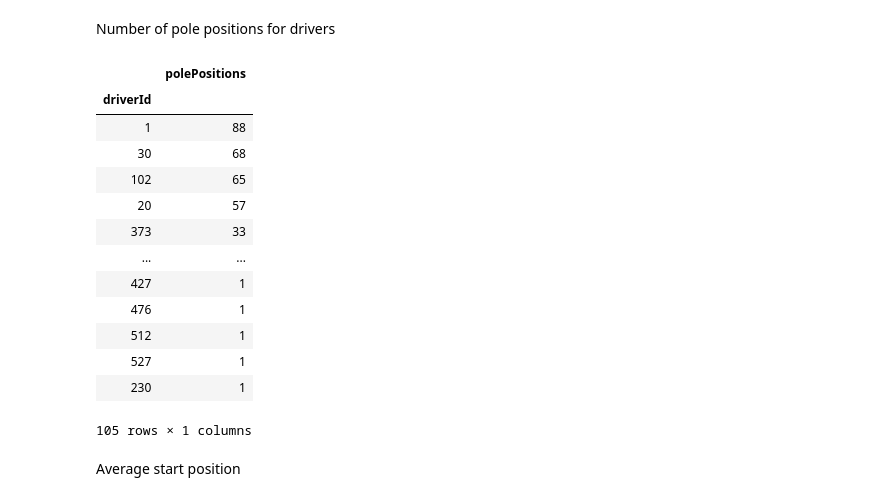
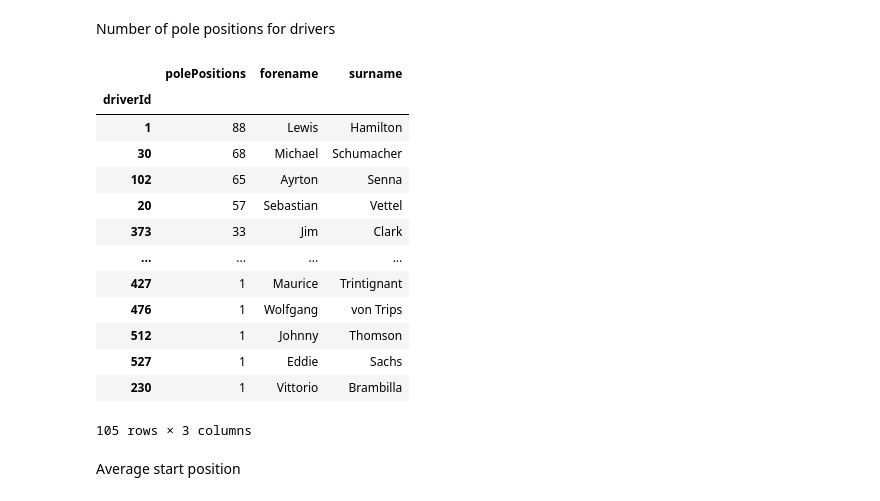
Before and after one commit to osskari/F1Data, a Jupyter notebook: Untitled.ipynb, the cells around one changed output. Saved outputs shown, nothing was run; the diff lists cells and outputs as text; code cells hidden in the pictures.

```diff
--- a/Untitled.ipynb
+++ b/Untitled.ipynb
@@ -897,28 +897,28 @@ Number of pole positions for drivers
 # %%
 poles = pd.read_sql_query(' '.join([
     'SELECT res.driverId, COUNT(res.resultId) AS polePositions',
     'FROM Results AS res',
     'WHERE res.grid = 1',
     'GROUP BY res.driverId'
 ]), engine).set_index('driverId')
 
-polesTable = poles.
-poles.sort_values(by=['polePositions'], ascending=False)
+polesTable = poles.join(drivers)
+polesTable.sort_values(by=['polePositions'], ascending=False)
 # %% [output]
-|  | polePositions |
-| driverId |  |
-| 1 | 88 |
-| 30 | 68 |
-| 102 | 65 |
-| 20 | 57 |
-| 373 | 33 |
-| ... | ... |
-| 427 | 1 |
-| 476 | 1 |
-| 512 | 1 |
-| 527 | 1 |
-| 230 | 1 |
+|  | polePositions | forename | surname |
+| driverId |  |  |  |
+| 1 | 88 | Lewis | Hamilton |
+| 30 | 68 | Michael | Schumacher |
+| 102 | 65 | Ayrton | Senna |
+| 20 | 57 | Sebastian | Vettel |
+| 373 | 33 | Jim | Clark |
+| ... | ... | ... | ... |
+| 427 | 1 | Maurice | Trintignant |
+| 476 | 1 | Wolfgang | von Trips |
+| 512 | 1 | Johnny | Thomson |
+| 527 | 1 | Eddie | Sachs |
+| 230 | 1 | Vittorio | Brambilla |
-105 rows × 1 columns
+105 rows × 3 columns
 # %% [markdown]
 Average start position
 # %%
```
Also changed, not shown: parts of 4 cells of this notebook.
